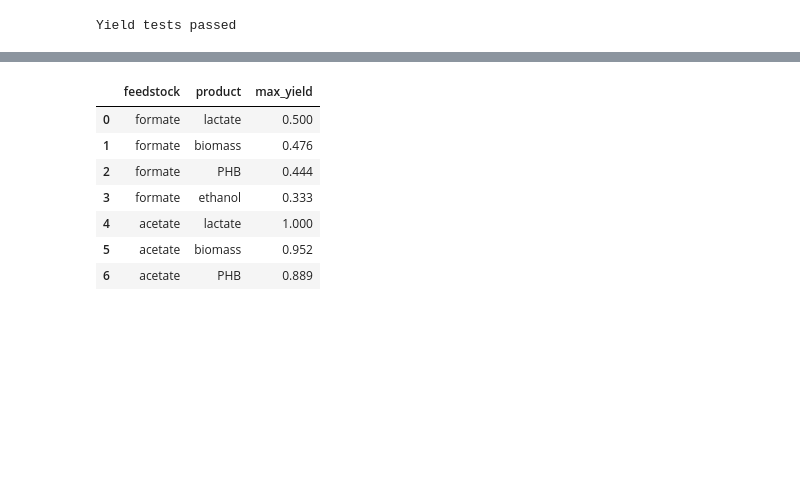
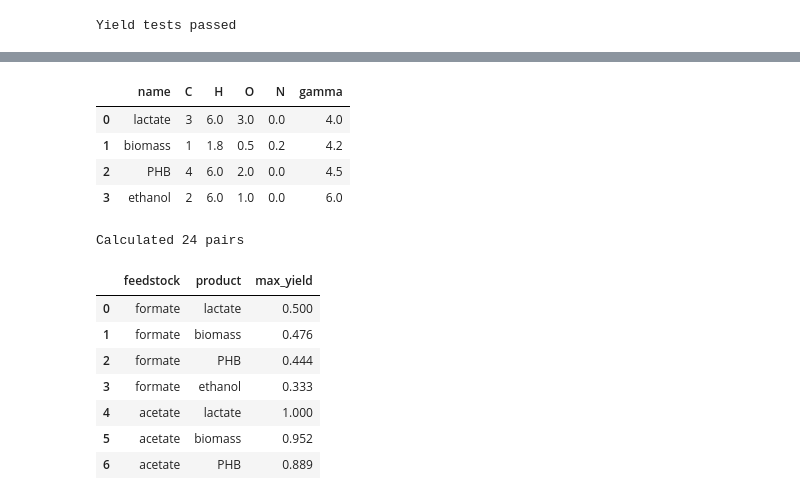
Before and after one commit to KingdavidOz/limit-calculator, a Jupyter notebook: limit-calculator.ipynb, the cells around one changed output, grey strips where cells are left out. Saved outputs shown, nothing was run; the diff lists cells and outputs as text; code cells hidden in the pictures; blank space fills up the shorter version.

```diff
--- a/limit-calculator.ipynb
+++ b/limit-calculator.ipynb
@@ -105,3 +83,46 @@ Calculated 24 pairs
+# %%
+# degree of reduction of every product
+product_gammas = []
+for j in range(products.shape[0]):
+    gamma = degree_of_reduction(products.loc[j, 'C'],
+                                products.loc[j, 'H'],
+                                products.loc[j, 'O'],
+                                products.loc[j, 'N'])
+    product_gammas.append(round(gamma, 2))
+
+products['gamma'] = product_gammas
+products
+# %% [output]
+|  | name | C | H | O | N | gamma |
+| 0 | lactate | 3 | 6.0 | 3.0 | 0.0 | 4.0 |
+| 1 | biomass | 1 | 1.8 | 0.5 | 0.2 | 4.2 |
+| 2 | PHB | 4 | 6.0 | 2.0 | 0.0 | 4.5 |
+| 3 | ethanol | 2 | 6.0 | 1.0 | 0.0 | 6.0 |
+# %%
+#determine number of feedstock-product pairs
+feedstock_column =[]
+product_column = []
+yield_column = []
+
+for i in range (feedstocks.shape[0]):
+    gamma_feedstock = degree_of_reduction (feedstocks.loc[i, 'C'],
+                                           feedstocks.loc[i, 'H'],
+                                           feedstocks.loc[i, 'O'],
+                                           feedstocks.loc[i, 'N'])
+
+    for j in range (products.shape[0]):
+        gamma_product = degree_of_reduction (products.loc[j, 'C'],
+                                             products.loc[j, 'H'],
+                                             products.loc[j, 'O'],
+                                             products.loc[j, 'N'])
+
+        feedstock_column.append(feedstocks.loc [i, 'name'])
+        product_column.append (products.loc[j, 'name'])
+        yield_column.append(round(max_yield(gamma_feedstock, gamma_product), 3))
+
+print ('Calculated', len (yield_column), 'pairs')
+# %% [output]
+Calculated 24 pairs
 # %%
 results = pd.DataFrame({'feedstock': feedstock_column,
                        'product': product_column,
```
Also changed, not shown: parts of 7 cells of this notebook.
